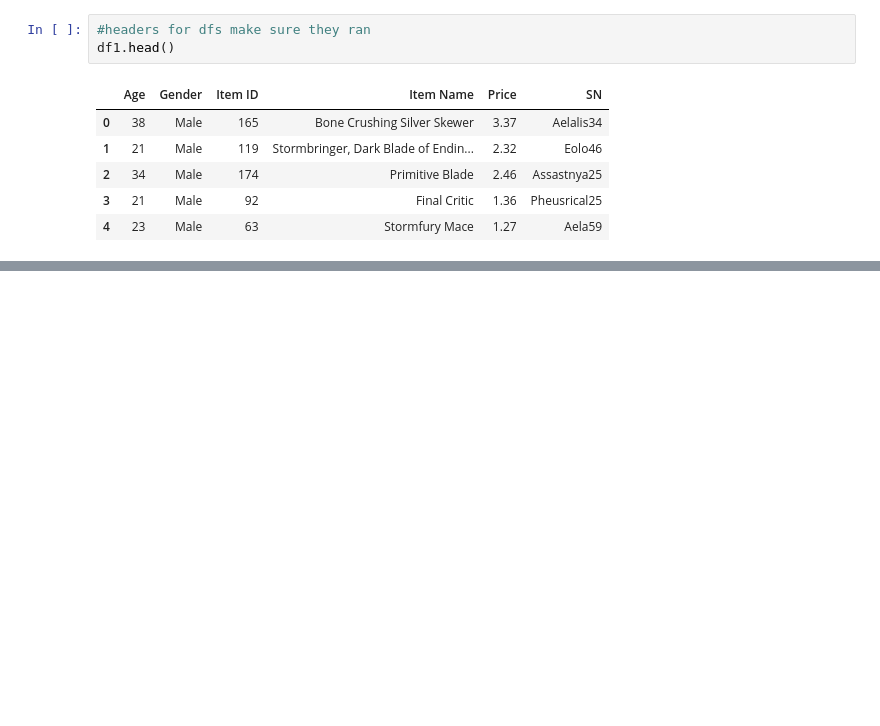
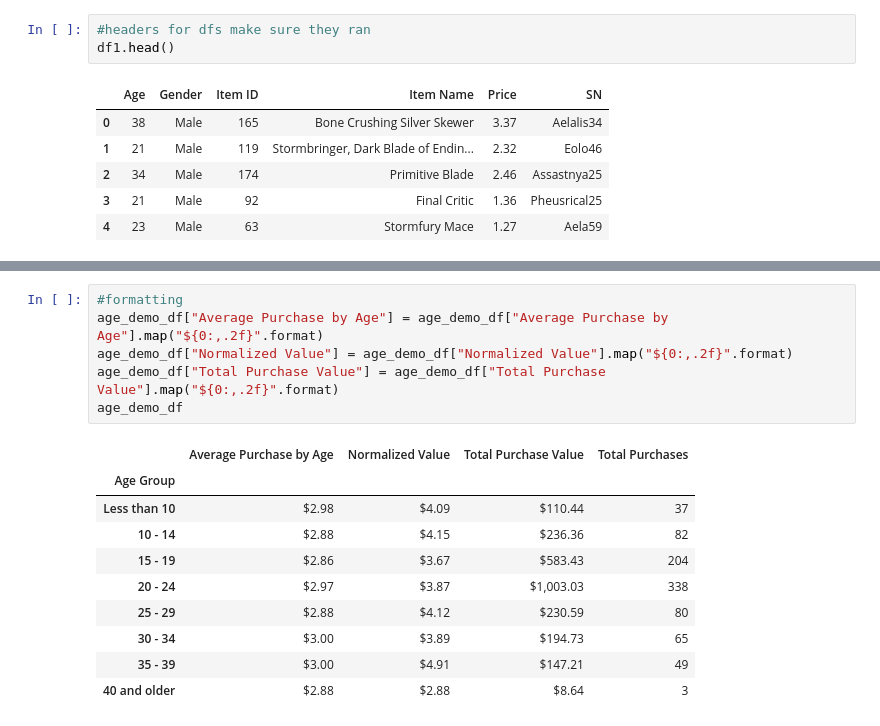
Before and after one commit to minckim1222/Analysis_of_fictional_ARPG, a Jupyter notebook: heroes_of_pymoli/Heroes_of_PyMoli.ipynb, the cells around one changed output, grey strips where cells are left out. Drawn from its saved outputs; the diff is of its cells as text; blank space fills up the shorter version.

```diff
--- a/heroes_of_pymoli/Heroes_of_PyMoli.ipynb
+++ b/heroes_of_pymoli/Heroes_of_PyMoli.ipynb
@@ -31,0 +332,17 @@ df2.head()
+# %%
+#formatting
+age_demo_df["Average Purchase by Age"] = age_demo_df["Average Purchase by Age"].map("${0:,.2f}".format)
+age_demo_df["Normalized Value"] = age_demo_df["Normalized Value"].map("${0:,.2f}".format)
+age_demo_df["Total Purchase Value"] = age_demo_df["Total Purchase Value"].map("${0:,.2f}".format)
+age_demo_df
+# %% [output]
+|  | Average Purchase by Age | Normalized Value | Total Purchase Value | Total Purchases |
+| Age Group |  |  |  |  |
+| Less than 10 | $2.98 | $4.09 | $110.44 | 37 |
+| 10 - 14 | $2.88 | $4.15 | $236.36 | 82 |
+| 15 - 19 | $2.86 | $3.67 | $583.43 | 204 |
+| 20 - 24 | $2.97 | $3.87 | $1,003.03 | 338 |
+| 25 - 29 | $2.88 | $4.12 | $230.59 | 80 |
+| 30 - 34 | $3.00 | $3.89 | $194.73 | 65 |
+| 35 - 39 | $3.00 | $4.91 | $147.21 | 49 |
+| 40 and older | $2.88 | $2.88 | $8.64 | 3 |
```
Also changed, not shown: parts of 52 cells of this notebook.
